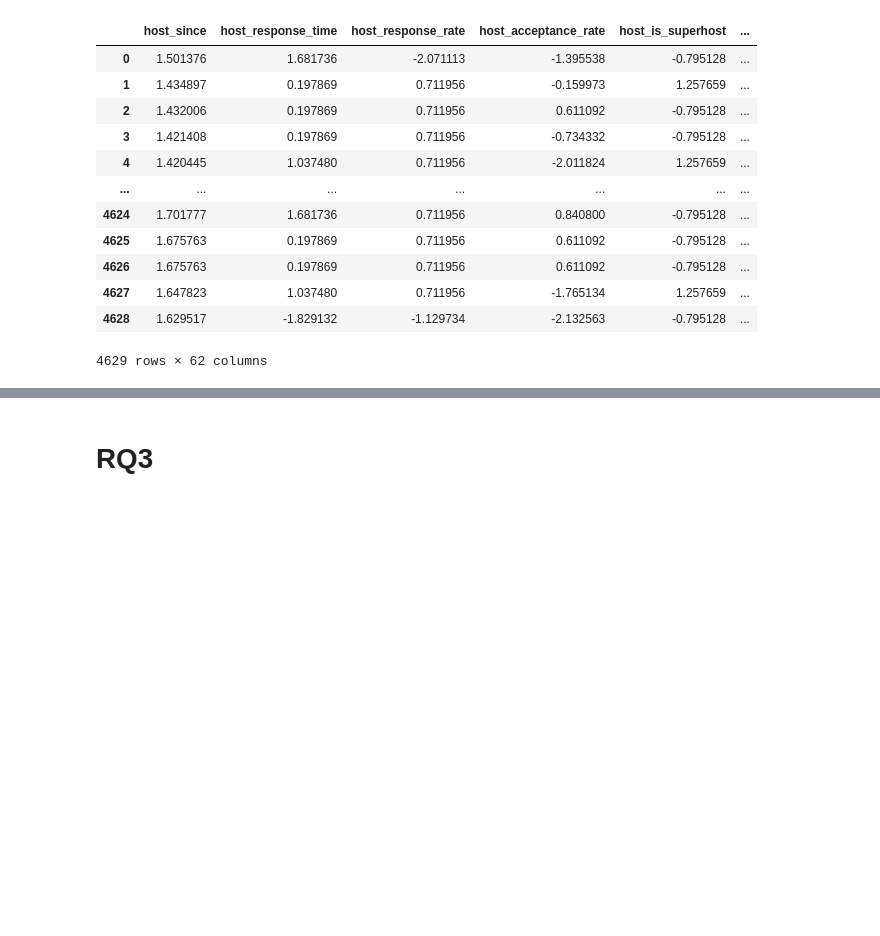
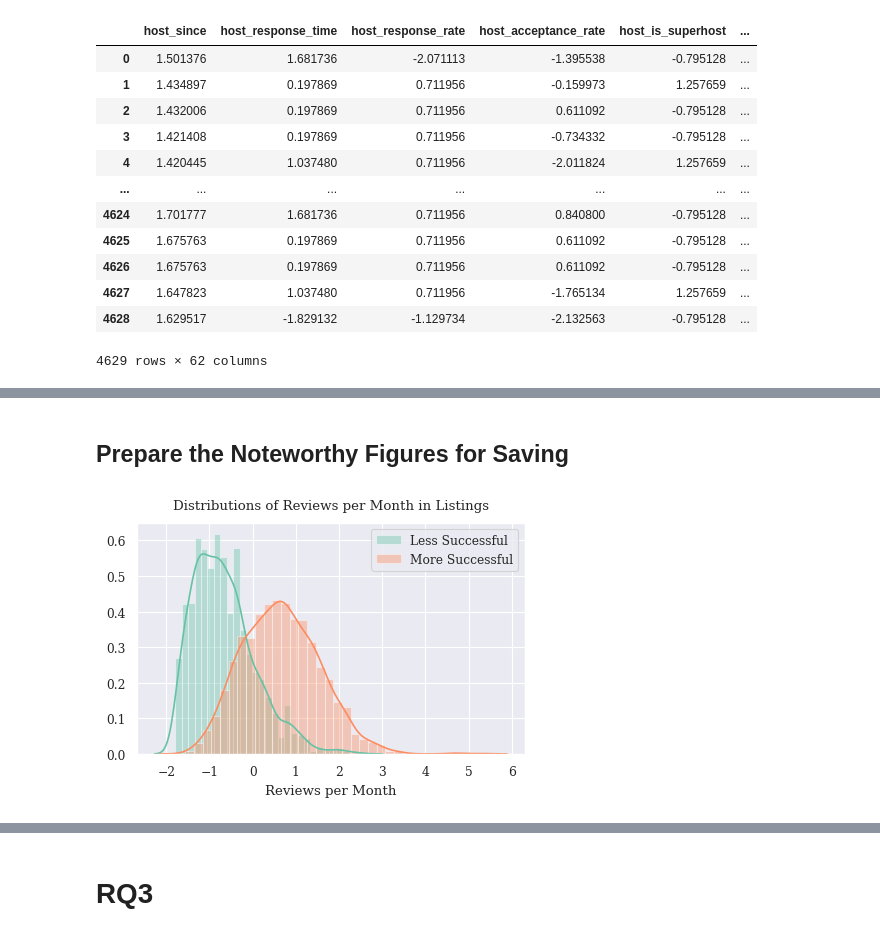
Before and after one commit to BenPrie/Airbnb-Unstructured-Data-Analysis, a Jupyter notebook: experiments.ipynb, the cells around one changed output, grey strips where cells are left out. Cells and saved outputs as stored; diff of their text form; code cells hidden in the pictures; blank space fills up the shorter version.

```diff
--- a/experiments.ipynb
+++ b/experiments.ipynb
@@ -32,0 +82,22 @@ data
+# %% [markdown]
+## Prepare the Noteworthy Figures for Saving
+# %%
+fig, ax = plt.subplots(figsize=(5, 3))
+
+less_sample = unsuccessful['reviews_per_month']
+more_sample = successful['reviews_per_month']
+
+sns.distplot(less_sample,
+             ax=ax, label='Less Successful')
+sns.distplot(more_sample,
+             ax=ax, label='More Successful')
+
+ax.legend()
+ax.set_title("Distributions of Reviews per Month in Listings", pad=10)
+ax.set_ylabel("")
+ax.set_xlabel("Reviews per Month")
+
+fig.savefig('figures/reviews_per_month_disctribution_comparison.pdf',
+            dpi=300, format='pdf', bbox_inches='tight', facecolor='white')
+# %% [output]
+[figure, added]
```
Also changed, not shown: parts of 9 cells of this notebook, 11 other files.
